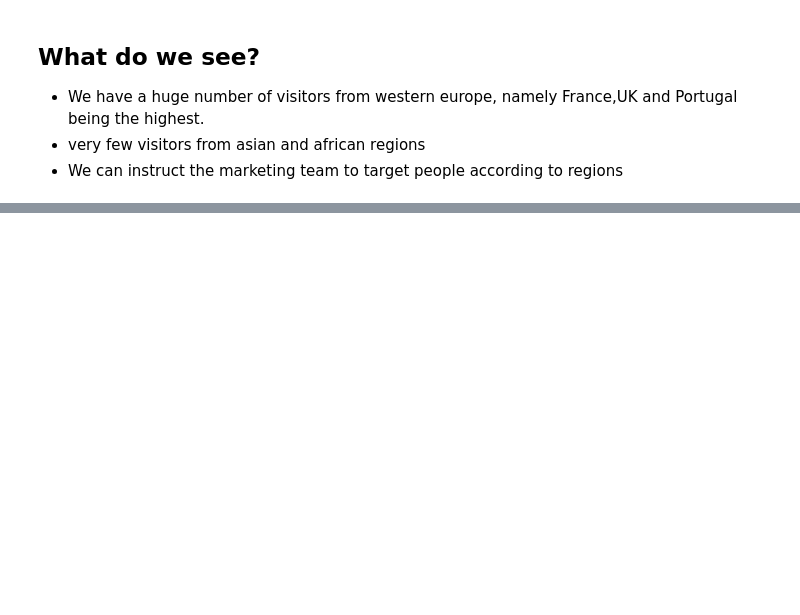
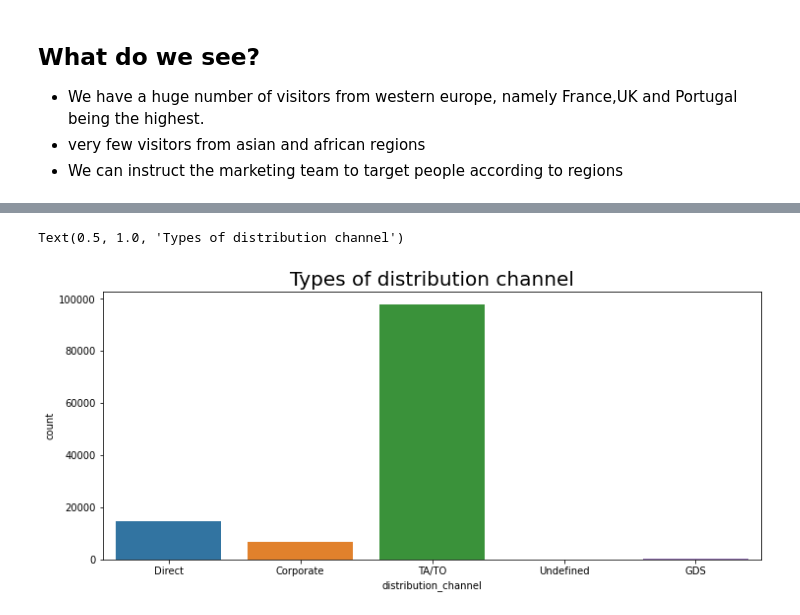
Before and after one commit to Deven876/Capstone-1-Hotel-Booking-Analysis, a Jupyter notebook: Capstone_Project_1_Hotel_Booking_Analysis.ipynb, the cells around one changed output, grey strips where cells are left out. Drawn from its saved outputs; the diff is of its cells as text; code cells hidden in the pictures; blank space fills up the shorter version.

```diff
--- a/Capstone_Project_1_Hotel_Booking_Analysis.ipynb
+++ b/Capstone_Project_1_Hotel_Booking_Analysis.ipynb
@@ -496,0 +508,6 @@ px.choropleth(country_visitors,
+# %%
+plt.figure(figsize=(12,5))
+sns.countplot(data = data, x = 'distribution_channel').set_title('Types of distribution channel', fontsize = 20)
+# %% [output]
+Text(0.5, 1.0, 'Types of distribution channel')
+[figure, added]
```
Also changed, not shown: parts of 27 cells of this notebook.
